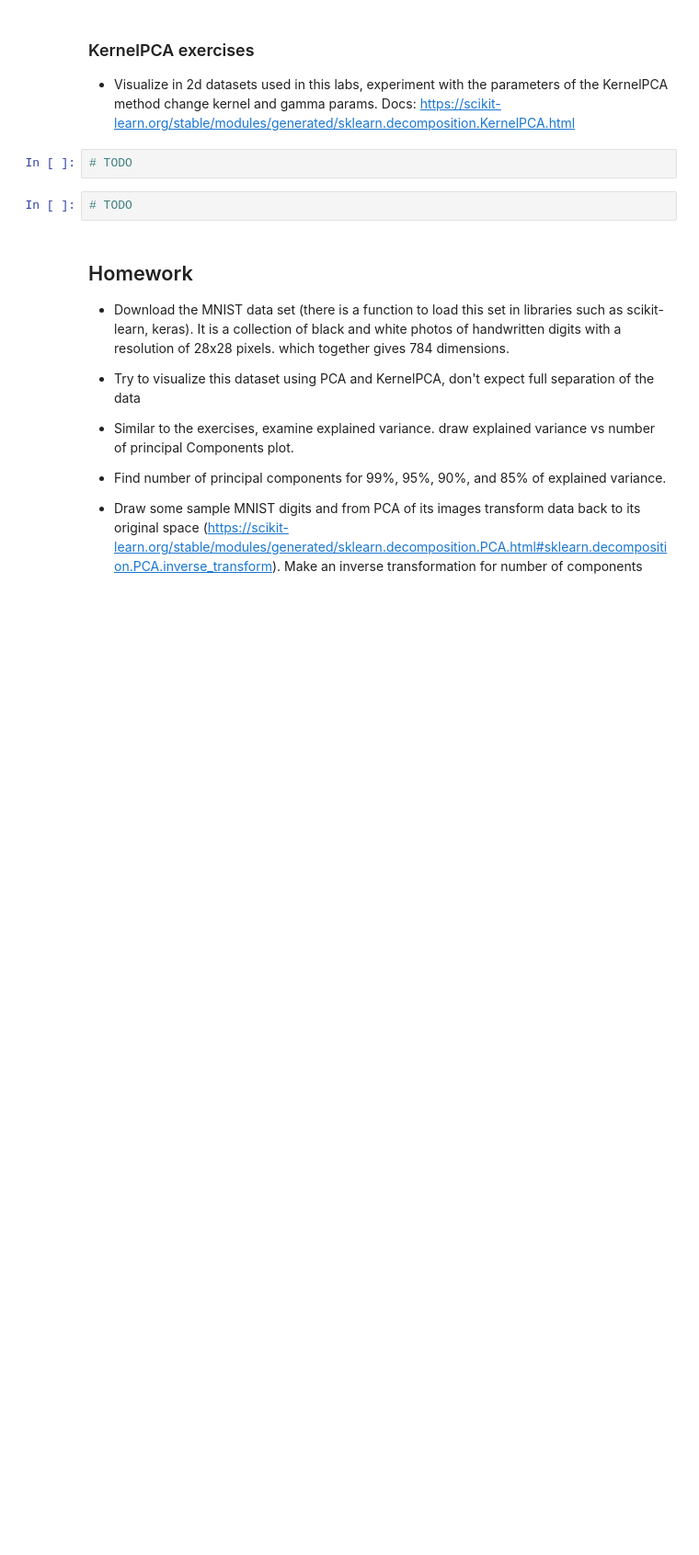
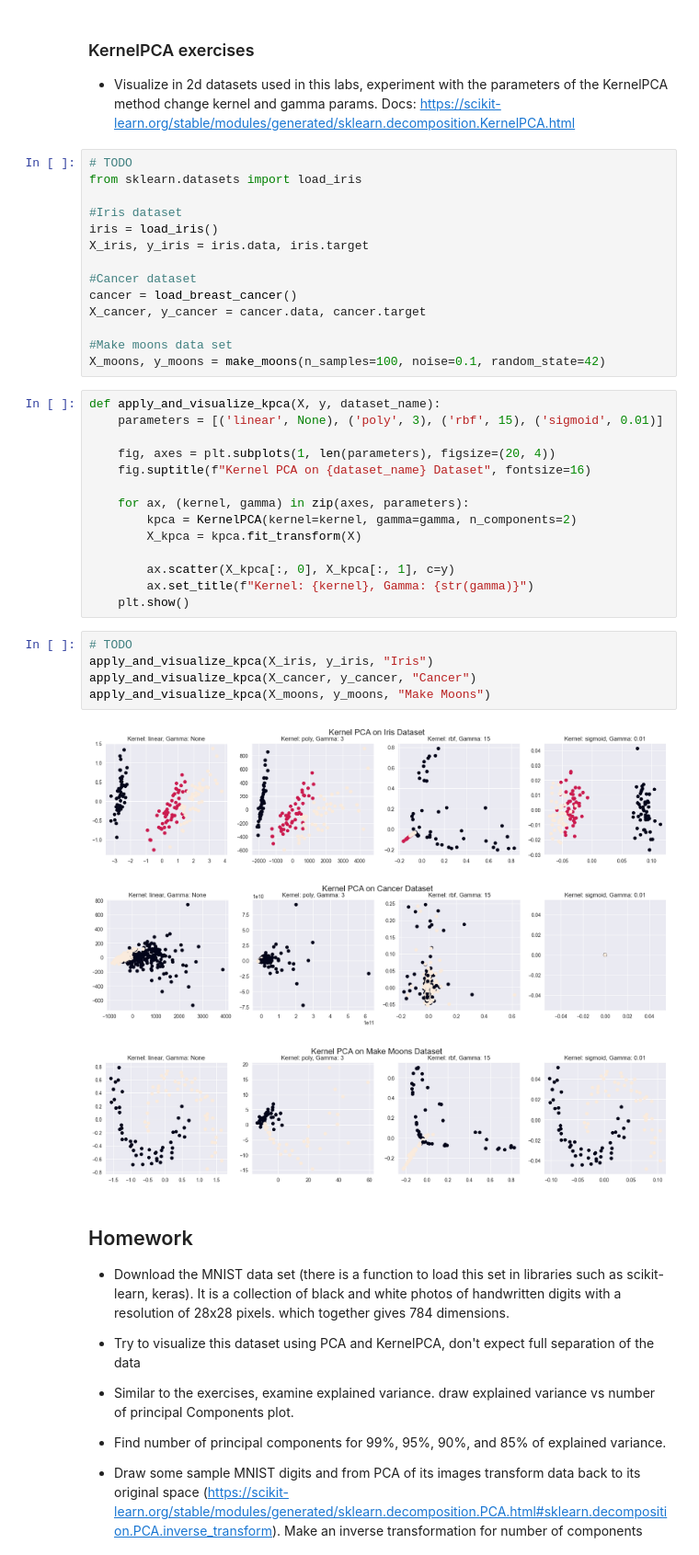
Before and after one commit to ksobczykR2DS/data-visualization-and-exploration, a Jupyter notebook: pca_kernelpca_lab.ipynb, the cells around one changed output. Shown at 92% size. Saved outputs shown, nothing was run; the diff lists cells and outputs as text; blank space fills up the shorter version.

```diff
--- a/pca_kernelpca_lab.ipynb
+++ b/pca_kernelpca_lab.ipynb
@@ -307,10 +419,43 @@ Applying kernel PCA on this dataset with RBF kernel with a gamma value of 15
 ### KernelPCA exercises
 
 * Visualize in 2d datasets used in this labs, experiment with the parameters of the KernelPCA method change kernel and gamma params. Docs: https://scikit-learn.org/stable/modules/generated/sklearn.decomposition.KernelPCA.html
-# %%
-# TODO
-# %%
-# TODO
+# %%
+# TODO
+from sklearn.datasets import load_iris
+
+#Iris dataset
+iris = load_iris()
+X_iris, y_iris = iris.data, iris.target
+
+#Cancer dataset
+cancer = load_breast_cancer()
+X_cancer, y_cancer = cancer.data, cancer.target
+
+#Make moons data set
+X_moons, y_moons = make_moons(n_samples=100, noise=0.1, random_state=42)
+# %%
+def apply_and_visualize_kpca(X, y, dataset_name):
+    parameters = [('linear', None), ('poly', 3), ('rbf', 15), ('sigmoid', 0.01)]
+
+    fig, axes = plt.subplots(1, len(parameters), figsize=(20, 4))
+    fig.suptitle(f"Kernel PCA on {dataset_name} Dataset", fontsize=16)
+
+    for ax, (kernel, gamma) in zip(axes, parameters):
+        kpca = KernelPCA(kernel=kernel, gamma=gamma, n_components=2)
+        X_kpca = kpca.fit_transform(X)
+
+        ax.scatter(X_kpca[:, 0], X_kpca[:, 1], c=y)
+        ax.set_title(f"Kernel: {kernel}, Gamma: {str(gamma)}")
+    plt.show()
+# %%
+# TODO
+apply_and_visualize_kpca(X_iris, y_iris, "Iris")
+apply_and_visualize_kpca(X_cancer, y_cancer, "Cancer")
+apply_and_visualize_kpca(X_moons, y_moons, "Make Moons")
+# %% [output]
+[figure, added]
+[figure, added]
+[figure, added]
 # %% [markdown]
 ## Homework
 
```
Also changed, not shown: parts of 19 cells of this notebook.
